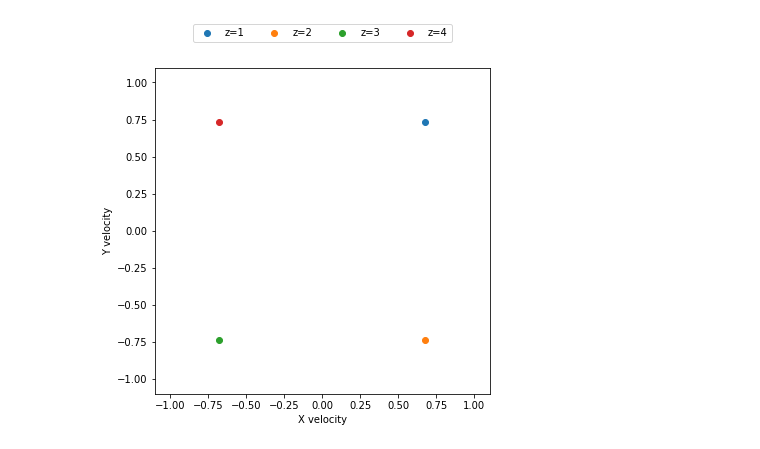
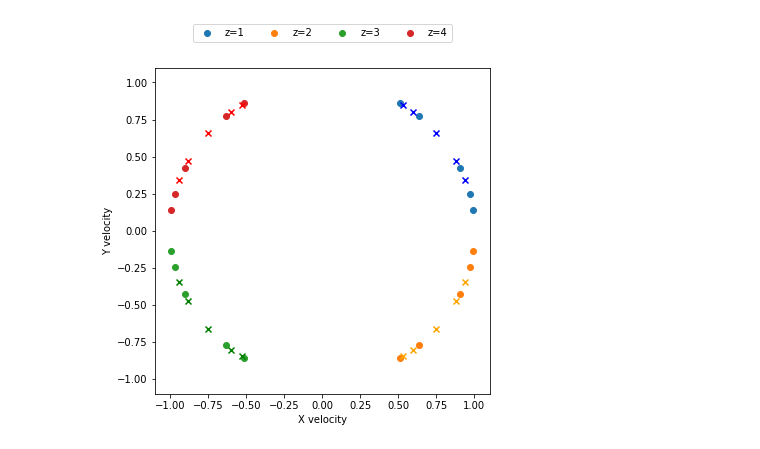
Before and after one commit to probtorch/combinators, a Jupyter notebook: bouncing_ball.ipynb, the cells around one changed output. Cells and saved outputs as stored; diff of their text form; code cells hidden in the pictures.

Commit message:
bouncing_ball.ipynb: give full-scale bouncing ball a shot, decent results
Signed-off-by: Eli Sennesh <e.sennesh@northeastern.edu>

```diff
--- a/bouncing_ball.ipynb
+++ b/bouncing_ball.ipynb
@@ -41,7 +42,7 @@ for s in range(num_series):
     init_state = np.array([x0[s], y0[s], init_v_rand_dir[s, 0], init_v_rand_dir[s, 1]])
     STATEs[s], Disps[s], As_true[s] = bouncing_ball_data.generate_data(T, dt, init_state, Boundary, signal_noise_ratio)
 # %%
-num_particles = 500
+num_particles = 250
 # %%
 bouncing_ball_step = combinators.Model(bouncing_ball.bouncing_ball_step, {}, {
     'delta_t': torch.ones(1),
@@ -68,9 +69,9 @@ prior_init_params = {
         'concentration': torch.ones(4),
     },
     'directions': {
-        'loc': {
-            'loc': torch.Tensor([[1, 1], [1, -1], [-1, -1], [-1, 1]]) * (1/np.sqrt(2)),
-            'scale': torch.ones(4, 2),
+        'angle': {
+            'concentration1': torch.ones(1),
+            'concentration0': torch.ones(1),
         },
         'scale': {
             'loc': torch.eye(2).expand(4, 2, 2),
@@ -89,3 +85,6 @@ bouncing_ball_model = combinators.Model.compose(
+# %%
+bouncing_ball_smc = smc.SequentialMonteCarlo(bouncing_ball_step, T,
+                                             initializer=init_bouncing_ball)
 # %%
 variational_init_params = {
     'position_0': {
@@ -108,9 +107,9 @@ variational_init_params = {
         'concentration': torch.Tensor([0.20, 0.20, 0.20, 0.40]),
     },
     'directions': {
-        'loc': {
-            'loc': torch.Tensor([[1, 1], [1, -1], [-1, -1], [-1, 1]]) * (1/np.sqrt(2)),
-            'scale': torch.ones(4, 2) * 0.1,
+        'angle': {
+            'concentration1': torch.ones(1),
+            'concentration0': torch.ones(1),
         },
         'scale': {
             'loc': torch.ones(4, 2, 2),
@@ -200,13 +199,24 @@ for s in range(num_series):
     trajectory, displacements, data = generate_trajectory_trace(s)
     init_proposal = combinators.Model(bouncing_ball.init_bouncing_ball,
                                       trainable=variational_init_params)
-    bouncing_ball_proposal = smc.SequentialMonteCarlo(step_proposal, T,
-                                                      init_proposal)
+    bouncing_ball_proposal = combinators.Model.compose(
+        combinators.Model.sequence(step_proposal, T),
+        init_proposal, intermediate_name='initializer')
 
     inference, trained_params = smc.variational_smc(
-        num_particles, bouncing_ball_model, bouncing_ball_proposal,
+        num_particles, bouncing_ball_smc, bouncing_ball_proposal,
         500, data, use_cuda=False, lr=1e-1, inclusive_kl=True,
     )
+    trained_params = init_proposal.args_vardict()
+
+    init_posterior = combinators.Model(bouncing_ball.init_bouncing_ball,
+                                       hyper=trained_params)
+    bouncing_ball_posterior = smc.SequentialMonteCarlo(bouncing_ball_step, T,
+                                                       initializer=init_posterior)
+    inference = importance.ResamplerTrace(inference.num_particles, data=data)
+    bouncing_ball_posterior.simulate(trace=inference,
+                                     reparameterized=False)
+    inference = bouncing_ball_posterior.trace
     inferred_trajectory = accumulate_trajectory(inference)
 
     positions = torch.stack([inferred_trajectory[:, t+1] for t in range(T)], dim=1).mean(dim=0).cpu().detach()
@@ -219,8 +229,12 @@ for s in range(num_series):
     graph_position_trajectory(positions, T, s)
     graph_displacement_trajectories(velocity_steps, displacements, T, s)
 
-    modal_directions[s] = trained_params['initializer.directions']['loc']['loc']
-    final_mus[s] = inference['directions__loc'].value.mean(dim=0).detach().cpu().numpy()
+    alpha = torch.tensor(trained_params['directions']['angle']['concentration1'])
+    beta = torch.tensor(trained_params['directions']['angle']['concentration0'])
+    mean_angle = torch.distributions.Beta(alpha, beta).mean  * np.pi/2
+    modal_directions[s] = bouncing_ball.reflect_directions(mean_angle)
+    mean_angle = inference['directions__angle'].value.mean(dim=0).detach().cpu() * np.pi/2
+    final_mus[s] = bouncing_ball.reflect_directions(mean_angle).numpy()
     final_covs[s] = inference['directions__scale'].value.mean(dim=0).detach().cpu().numpy()
     for k in range(K):
         As_pred[s][k] = inference['A_%d' % (k+1)].value.mean(dim=0).detach().cpu().numpy()
@@ -249,4 +263,4 @@ graph_velocity_frequencies(modal_directions.detach().numpy())
-[figure, old version]
+[figure, new version]
 # %%
 import bouncing_ball_plots
 # %%
```
Also changed, not shown: parts of 7 cells of this notebook.
